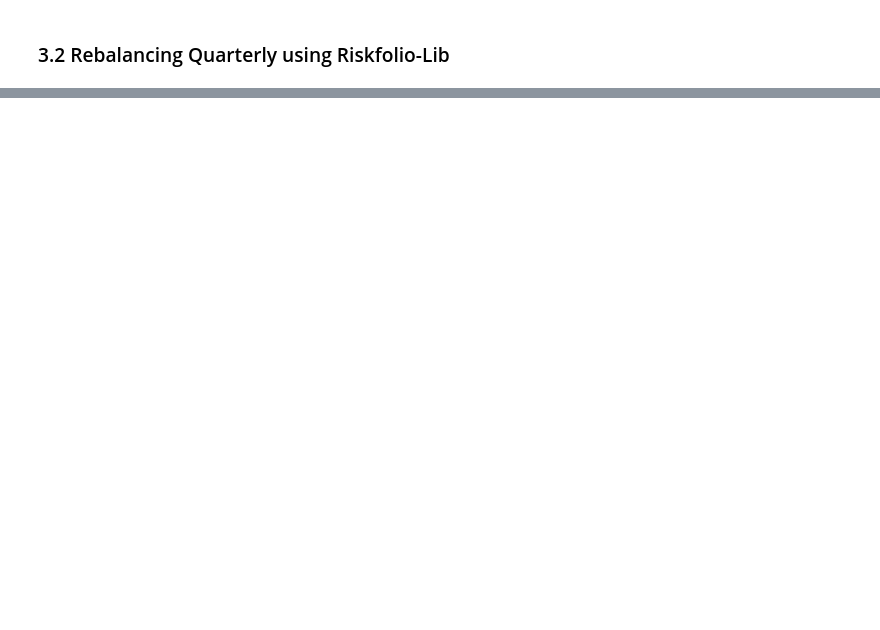
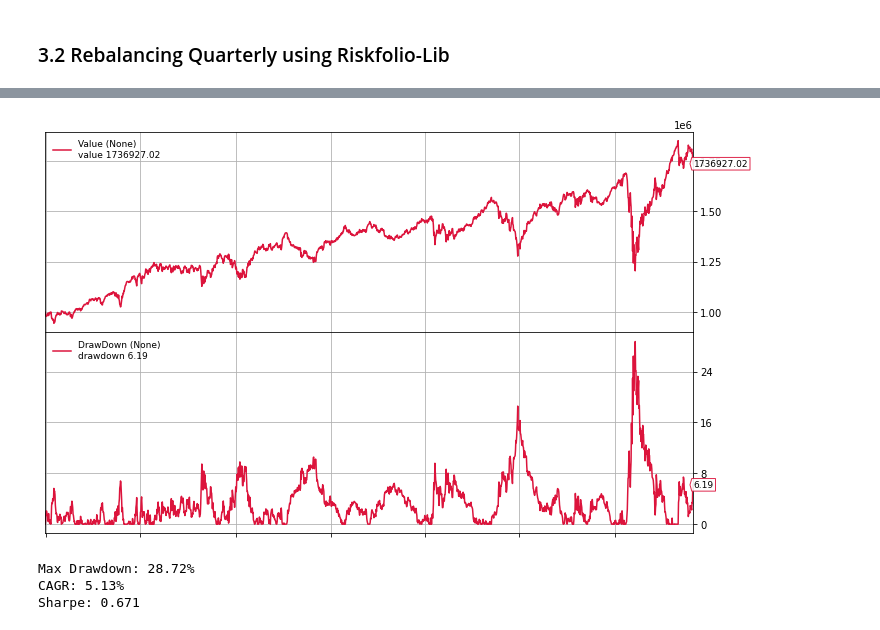
Before and after one commit to dcajasn/Riskfolio-Lib, a Jupyter notebook: examples/Tutorial 5.ipynb, the cells around one changed output, grey strips where cells are left out. Saved outputs shown, nothing was run; the diff lists cells and outputs as text; code cells hidden in the pictures; blank space fills up the shorter version.

```diff
--- a/examples/Tutorial 5.ipynb
+++ b/examples/Tutorial 5.ipynb
@@ -428,0 +391,27 @@ In this example, the best strategy in terms of performance is __WR__ . The ranki
+# %%
+############################################################
+# Backtesting Mean CVaR Strategy
+############################################################
+
+assets = returns.columns.tolist()
+weights = models['CVaR']
+
+dd, cagr, sharpe = backtest(assets_prices,
+                            AssetAllocation,
+                            start=start,
+                            end=end,
+                            plot=True)
+# %% [output]
+[figure, added]
+# %%
+############################################################
+# Show CVaR Strategy Stats
+############################################################
+
+print(f"Max Drawdown: {dd:.2f}%")
+print(f"CAGR: {cagr:.2f}%")
+print(f"Sharpe: {sharpe:.3f}")
+# %% [output]
+Max Drawdown: 28.72%
+CAGR: 5.13%
+Sharpe: 0.671
```
Also changed, not shown: parts of 49 cells of this notebook, 1 other file.
